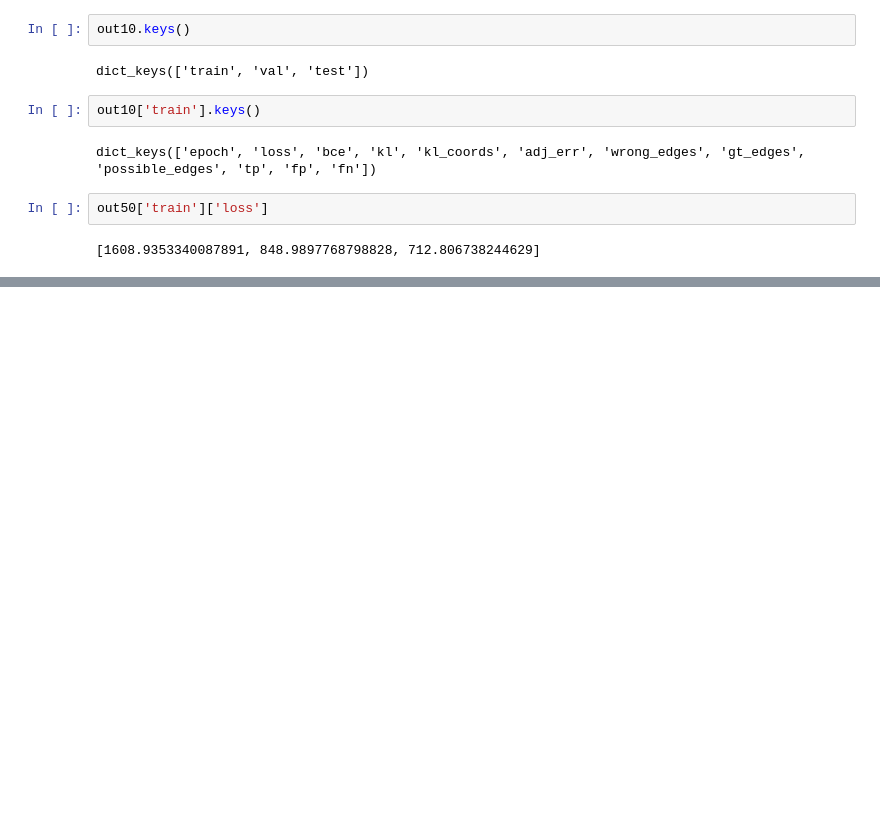
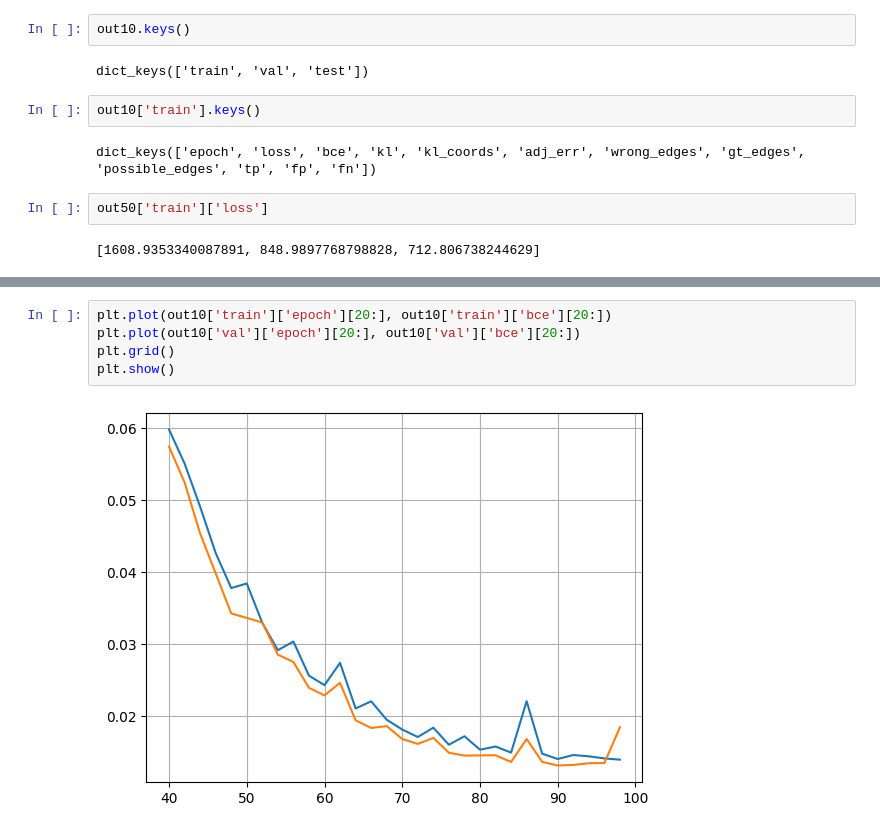
Before and after one commit to marianaw/egnn, a Jupyter notebook: notebooks/results_divein.ipynb, the cells around one changed output, grey strips where cells are left out. Cells and saved outputs as stored; diff of their text form; blank space fills up the shorter version.

```diff
--- a/notebooks/results_divein.ipynb
+++ b/notebooks/results_divein.ipynb
@@ -25,0 +33,7 @@ out50['train']['loss']
+# %%
+plt.plot(out10['train']['epoch'][20:], out10['train']['bce'][20:])
+plt.plot(out10['val']['epoch'][20:], out10['val']['bce'][20:])
+plt.grid()
+plt.show()
+# %% [output]
+[figure, added]
```
Also changed, not shown: parts of 1 cell of this notebook.
